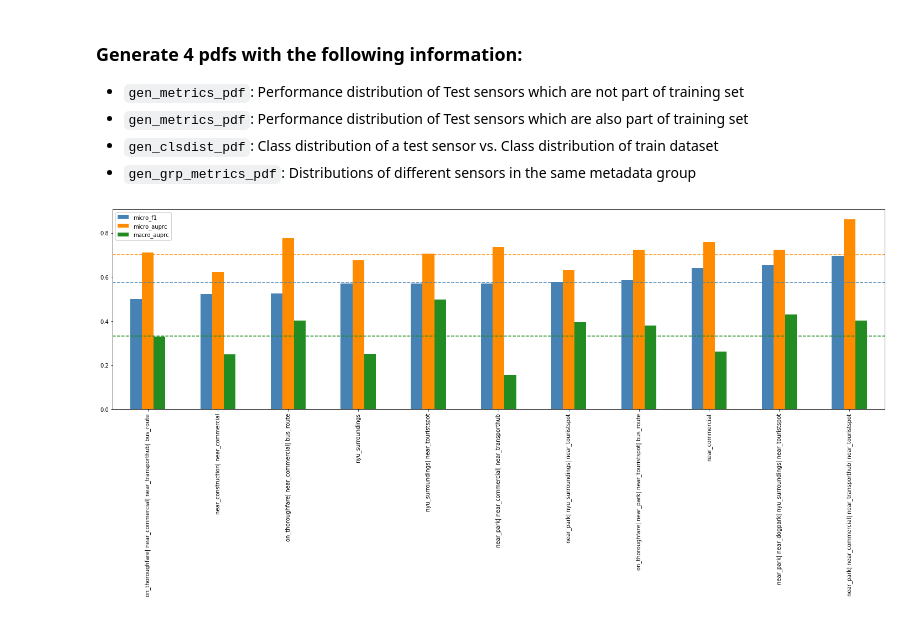
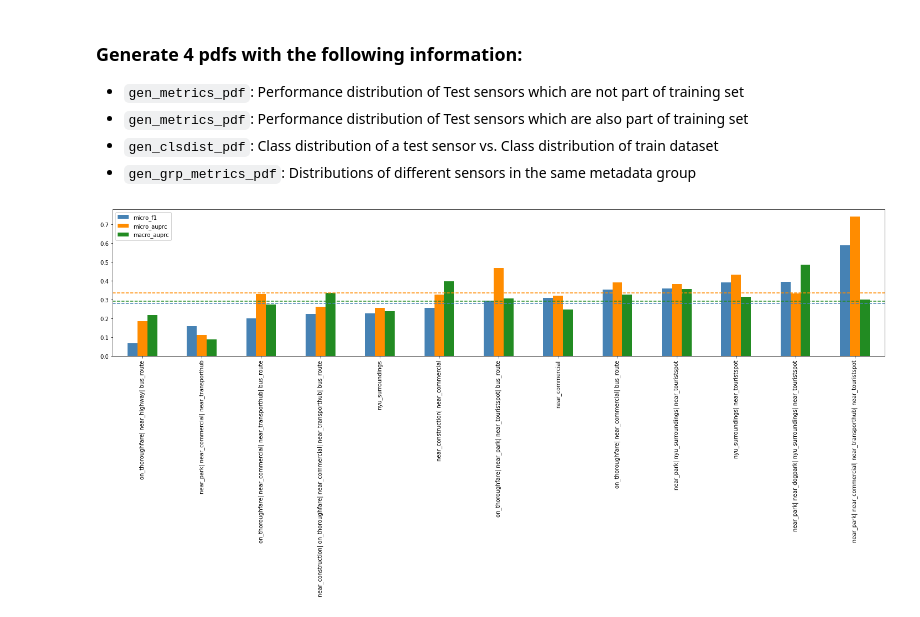
Before and after one commit to ksangeeta2429/l3embedding, a Jupyter notebook: notebooks/evaluate_ust_per_sensor.ipynb, the cells around one changed output. Saved outputs shown, nothing was run; the diff lists cells and outputs as text; code cells hidden in the pictures.

Commit message:
updated per sensor analysis

```diff
--- a/notebooks/evaluate_ust_per_sensor.ipynb
+++ b/notebooks/evaluate_ust_per_sensor.ipynb
@@ -40,7 +40,7 @@ Using TensorFlow backend.
 #     8: 'dog'
 # }
 
-version = 'v0.4'
+version = 'v2.2'
 SONYC_PATH = '/scratch/work/sonyc/sonyc/ust/annotations'
 META_FOLDER = '/scratch/sk7898/l3embedding/notebooks/data'
 DATA_FOLDER = os.path.join('/scratch/sk7898/l3embedding/notebooks/data', version)
@@ -608,42 +625,54 @@ if len(train_test_sensors) > 0:
         cols
     )
 # %%
+combine = False
+DATA_FOLDER = os.path.join('/scratch/sk7898/l3embedding/notebooks/data', version)
 # Group by the sensor metadata and plot distribution per group
 grouped_df = meta_df.groupby(cols)['sensor_name']
 
 # Generate the pdf
-grp_pdf_path = os.path.join(DATA_FOLDER, 'meta_grp_metric_{}.pdf'.format(version))
+if combine:
+    grp_pdf_path = os.path.join(DATA_FOLDER, 'meta_grp_metric_combined.pdf')
+    v1_pred_path = os.path.join(META_FOLDER, 'v0.4/per_sensor_test_v0.4.csv')
+    v2_pred_path = os.path.join(META_FOLDER, 'v2.2/per_sensor_test_v2.2.csv')
+    v1_df = pd.read_csv(v1_pred_path)
+    v2_df = pd.read_csv(v2_pred_path)
+    overall_df = pd.concat([v1_df, v2_df])
+else:
+    grp_pdf_path = os.path.join(DATA_FOLDER, 'meta_grp_metric_{}.pdf'.format(version))
+    overall_pred_path = os.path.join(DATA_FOLDER, 'per_sensor_{}_{}.csv'.format(split, version))
+    overall_df = pd.read_csv(overall_pred_path)
+
 plt.rcParams.update({'font.size': 10})
-
-overall_df = pd.read_csv(overall_pred_path)
 metrics = ['micro_f1', 'micro_auprc', 'macro_auprc']
 colors = ['steelblue', 'darkorange', 'forestgreen']
 
 grp_metrics = {}
 mlist = np.zeros(len(metrics), dtype=np.float32)
 n_sensors = 0
 
 for i, (grp, df_group) in enumerate(grouped_df):
     sensors = df_group.values
     grp_lst = [c for c, g in zip(cols, grp) if g > 0 and c!='nyu_location']
     grp_name = '| '.join(grp_lst)
     test = overall_df[overall_df['sensor_name'].isin(sensors)]
     if len(test) > 0:
+        #print(grp_name, test['sensor_name'].tolist())
         grp_metrics[grp_name] = {}
         n_sensors += len(test)
         for i, metric in enumerate(metrics):
             mlist[i] += np.sum(test[metric])
             grp_metrics[grp_name][metric] = np.mean(test[metric])
 
 fig, ax = plt.subplots(figsize=(20, 10))
 grp_metrics_df = pd.DataFrame.from_dict(grp_metrics, orient='index', columns=metrics)
 grp_metrics_df = grp_metrics_df.sort_values(by=['micro_f1'])
 grp_metrics_df.plot.bar(ax=ax, color=colors)
 x_min, x_max = ax.get_xlim()
 for i, metric in enumerate(metrics):
     plt.hlines(mlist[i]/n_sensors, xmin=x_min, xmax=x_max, color=colors[i], ls='--')
 
 plt.tight_layout()
 plt.savefig(grp_pdf_path)
 # %% [output]
-[figure, old version]
+[figure, new version]
```
Also changed, not shown: parts of 3 cells of this notebook.
